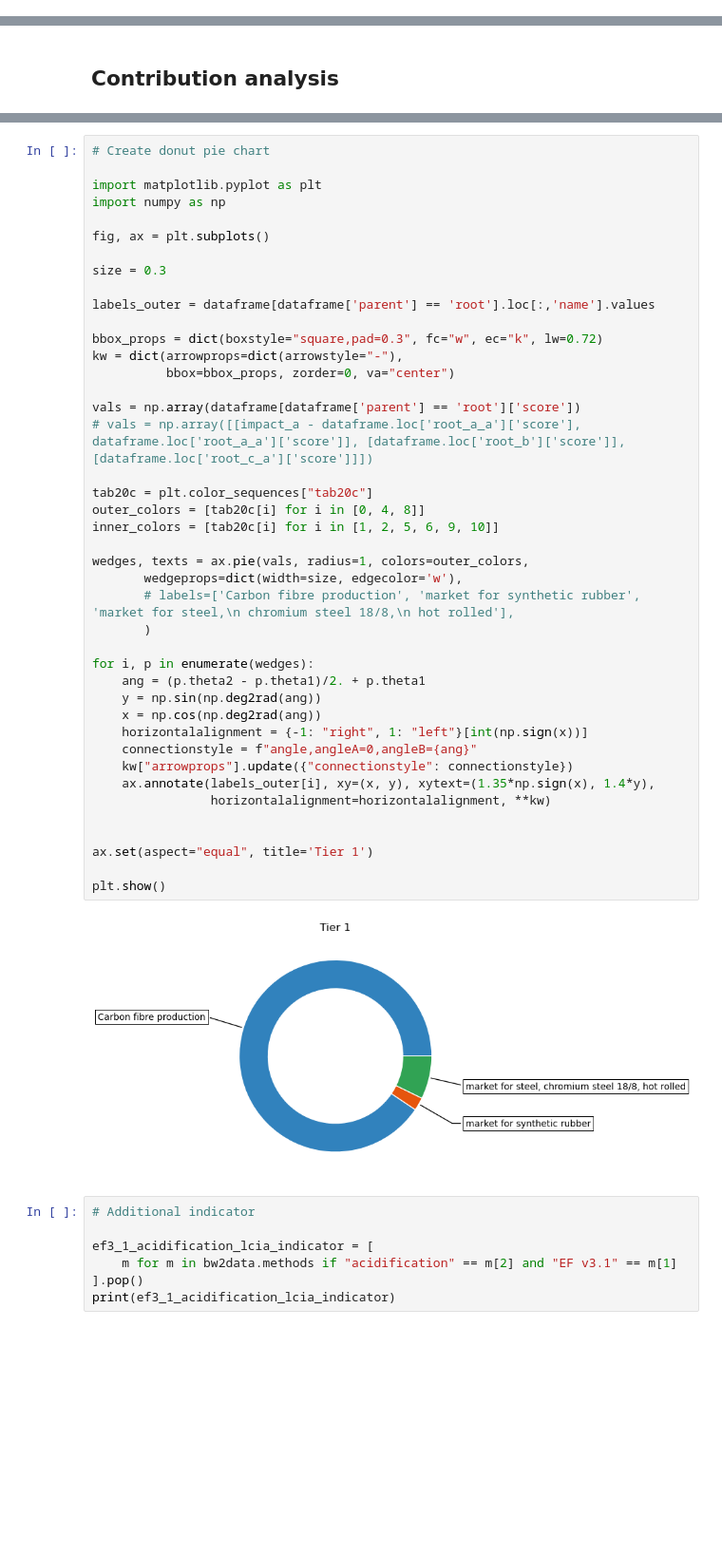
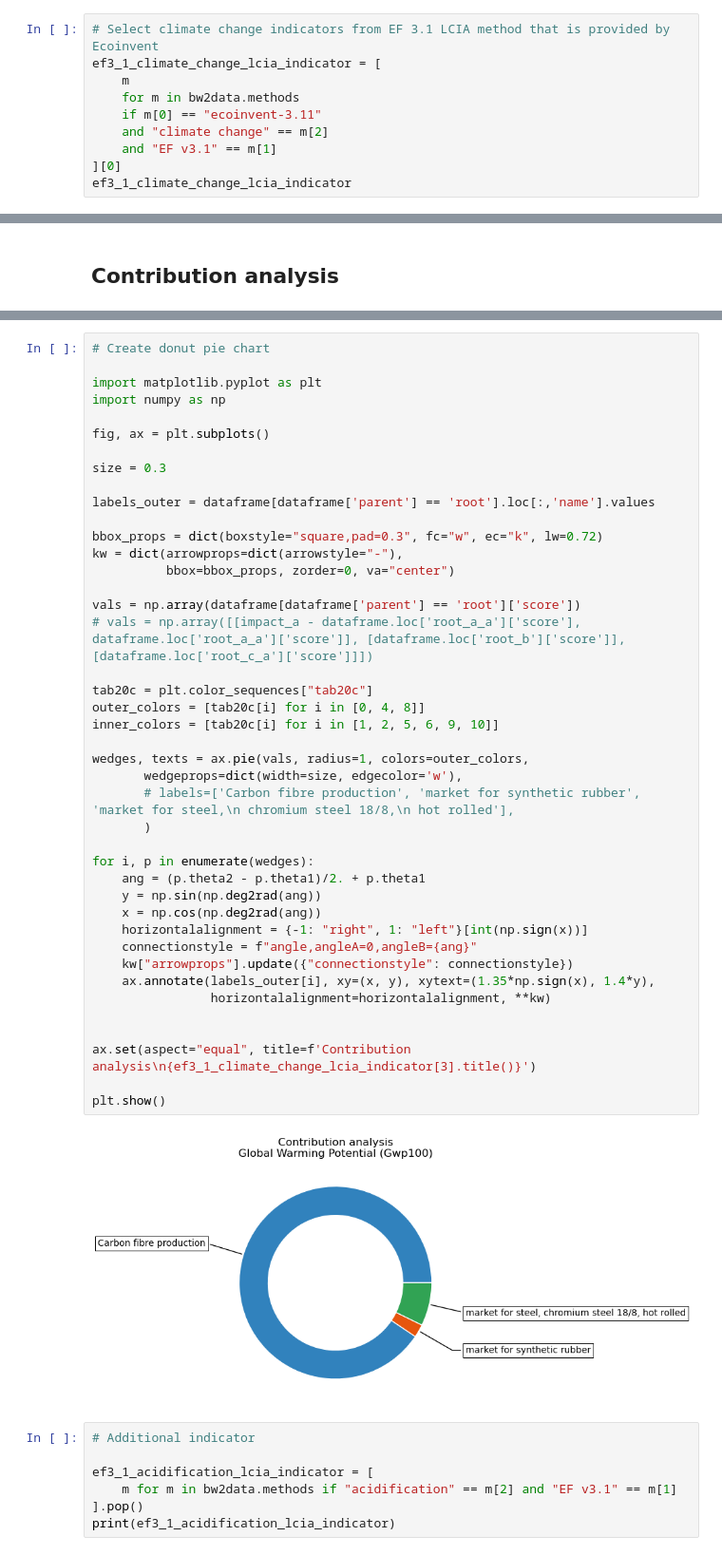
Before and after one commit to nicolnt/copernicus-brightway-tutorial, a Jupyter notebook: 20251120 - Getting Started with Brightway.ipynb, the cells around one changed output, grey strips where cells are left out. Shown at 95% size. Saved outputs shown, nothing was run; the diff lists cells and outputs as text; blank space fills up the shorter version.

```diff
--- a/20251120 - Getting Started with Brightway.ipynb
+++ b/20251120 - Getting Started with Brightway.ipynb
@@ -334,0 +322,10 @@ bike = bike_db.get(name="Bike production")
+# %%
+# Select climate change indicators from EF 3.1 LCIA method that is provided by Ecoinvent
+ef3_1_climate_change_lcia_indicator = [
+    m
+    for m in bw2data.methods
+    if m[0] == "ecoinvent-3.11"
+    and "climate change" == m[2]
+    and "EF v3.1" == m[1]
+][0]
+ef3_1_climate_change_lcia_indicator
@@ -424,35 +426,35 @@ labels_outer = dataframe[dataframe['parent'] == 'root'].loc[:,'name'].values
 bbox_props = dict(boxstyle="square,pad=0.3", fc="w", ec="k", lw=0.72)
 kw = dict(arrowprops=dict(arrowstyle="-"),
           bbox=bbox_props, zorder=0, va="center")
 
 vals = np.array(dataframe[dataframe['parent'] == 'root']['score'])
 # vals = np.array([[impact_a - dataframe.loc['root_a_a']['score'], dataframe.loc['root_a_a']['score']], [dataframe.loc['root_b']['score']], [dataframe.loc['root_c_a']['score']]])
 
 tab20c = plt.color_sequences["tab20c"]
 outer_colors = [tab20c[i] for i in [0, 4, 8]]
 inner_colors = [tab20c[i] for i in [1, 2, 5, 6, 9, 10]]
 
 wedges, texts = ax.pie(vals, radius=1, colors=outer_colors,
        wedgeprops=dict(width=size, edgecolor='w'),
        # labels=['Carbon fibre production', 'market for synthetic rubber', 'market for steel,\n chromium steel 18/8,\n hot rolled'],
        )
 
 for i, p in enumerate(wedges):
     ang = (p.theta2 - p.theta1)/2. + p.theta1
     y = np.sin(np.deg2rad(ang))
     x = np.cos(np.deg2rad(ang))
     horizontalalignment = {-1: "right", 1: "left"}[int(np.sign(x))]
     connectionstyle = f"angle,angleA=0,angleB={ang}"
     kw["arrowprops"].update({"connectionstyle": connectionstyle})
     ax.annotate(labels_outer[i], xy=(x, y), xytext=(1.35*np.sign(x), 1.4*y),
                 horizontalalignment=horizontalalignment, **kw)
 
 
-ax.set(aspect="equal", title='Tier 1')
+ax.set(aspect="equal", title=f'Contribution analysis\n{ef3_1_climate_change_lcia_indicator[3].title()}')
 
 plt.show()
 # %% [output]
-[figure, old version]
+[figure, new version]
 # %%
 # Additional indicator
 
```
Also changed, not shown: parts of 45 cells of this notebook.
